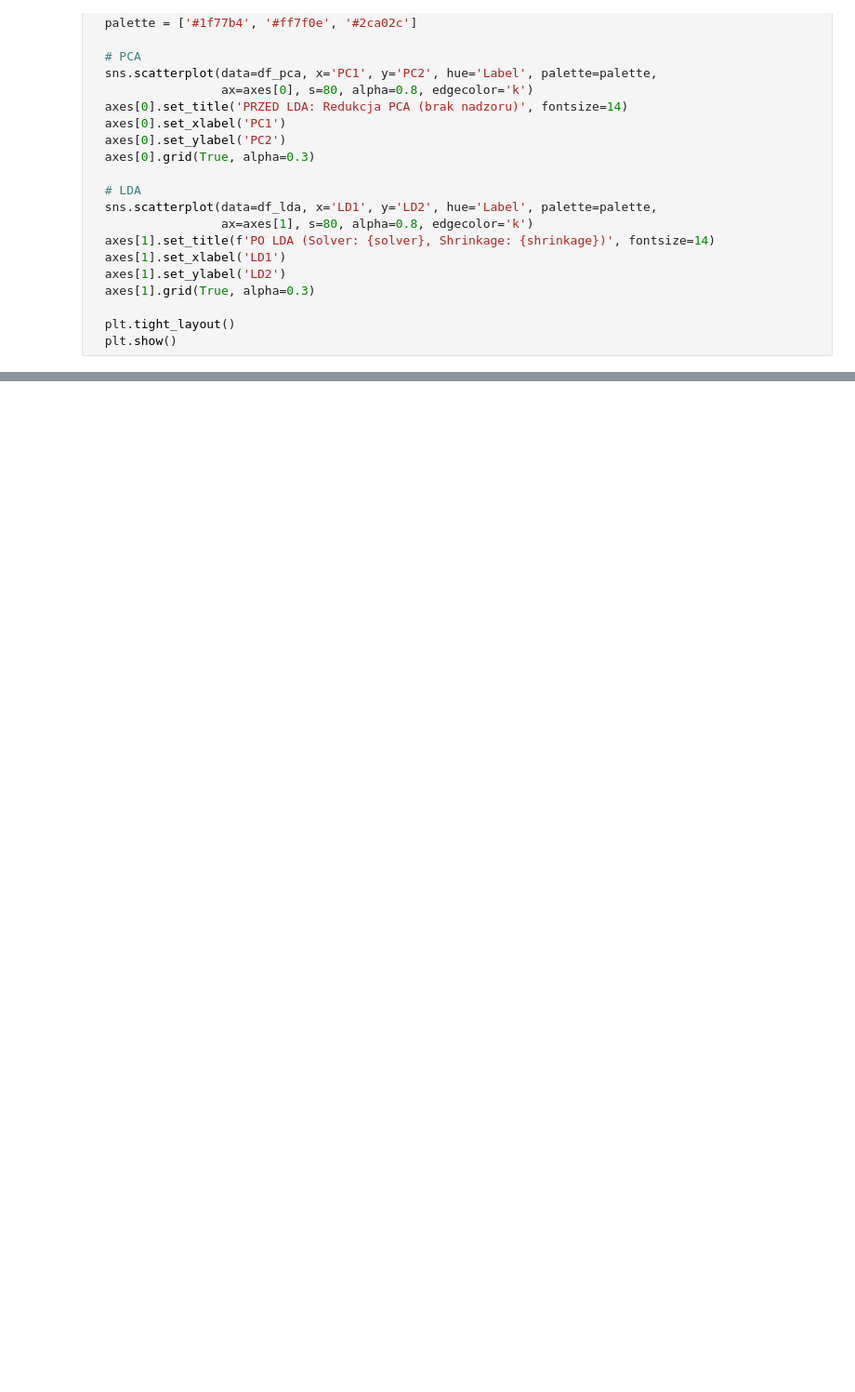
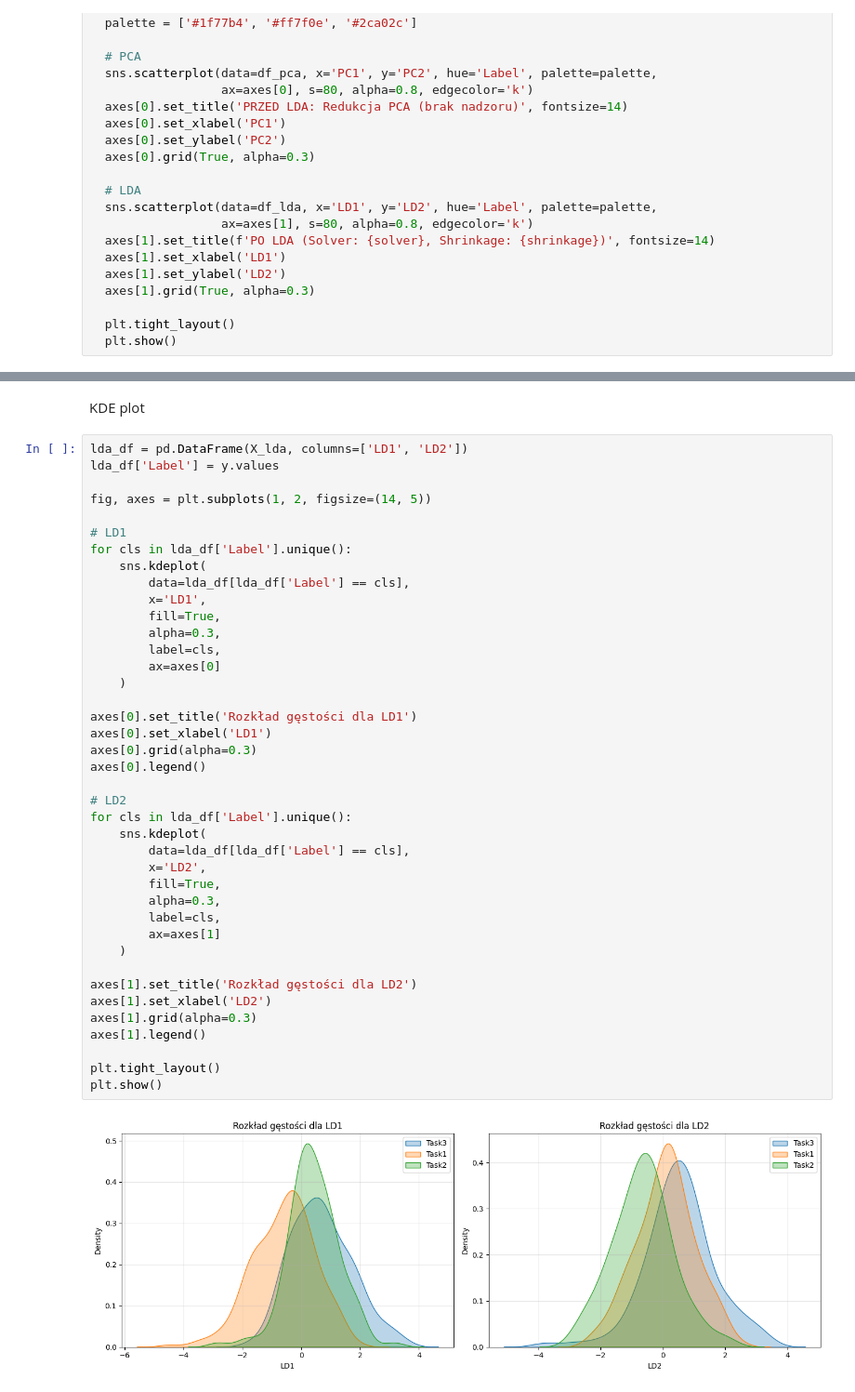
Before and after one commit to liwiaflorkiwicz/EEG_dimensiality_reduction, a Jupyter notebook: LDA.ipynb, the cells around one changed output, grey strips where cells are left out. Shown at 93% size. Cells and saved outputs as stored; diff of their text form; blank space fills up the shorter version.

```diff
--- a/LDA.ipynb
+++ b/LDA.ipynb
@@ -200,0 +250,44 @@ print(f"LD2 wyjaśnia {variance_ratios[1]:.2f}% wariancji (separacji między kla
+# %% [markdown]
+KDE plot
+# %%
+lda_df = pd.DataFrame(X_lda, columns=['LD1', 'LD2'])
+lda_df['Label'] = y.values
+
+fig, axes = plt.subplots(1, 2, figsize=(14, 5))
+
+# LD1
+for cls in lda_df['Label'].unique():
+    sns.kdeplot(
+        data=lda_df[lda_df['Label'] == cls],
+        x='LD1',
+        fill=True,
+        alpha=0.3,
+        label=cls,
+        ax=axes[0]
+    )
+
+axes[0].set_title('Rozkład gęstości dla LD1')
+axes[0].set_xlabel('LD1')
+axes[0].grid(alpha=0.3)
+axes[0].legend()
+
+# LD2
+for cls in lda_df['Label'].unique():
+    sns.kdeplot(
+        data=lda_df[lda_df['Label'] == cls],
+        x='LD2',
+        fill=True,
+        alpha=0.3,
+        label=cls,
+        ax=axes[1]
+    )
+
+axes[1].set_title('Rozkład gęstości dla LD2')
+axes[1].set_xlabel('LD2')
+axes[1].grid(alpha=0.3)
+axes[1].legend()
+
+plt.tight_layout()
+plt.show()
+# %% [output]
+[figure, added]
```
Also changed, not shown: parts of 14 cells of this notebook.
